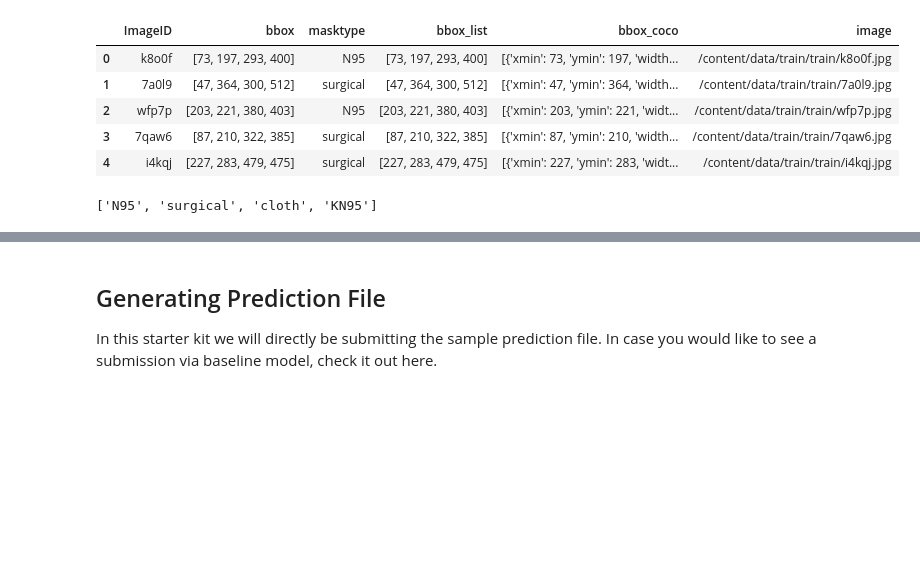
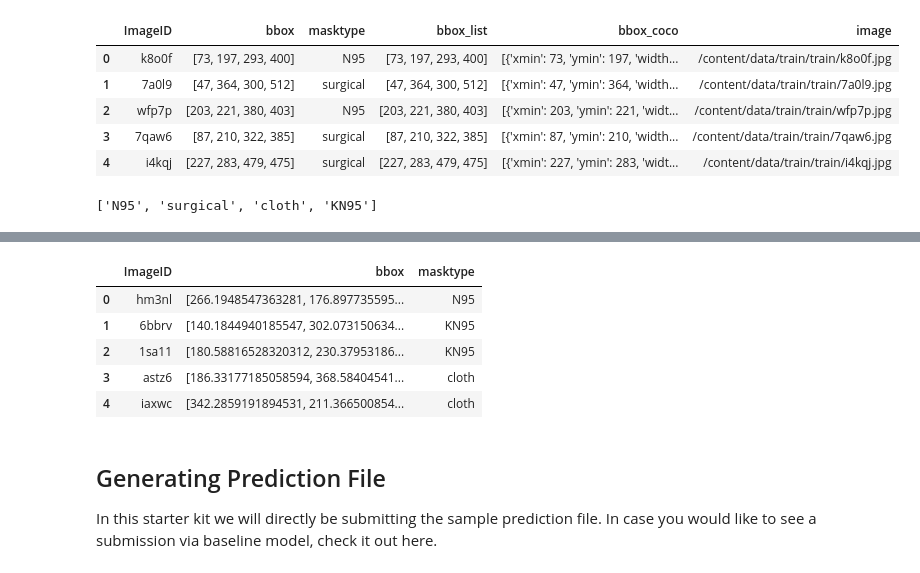
Before and after one commit to ibombonato/aicrowd-blitz-faceimages, a Jupyter notebook: Detecto_Mask_Recognition_Challenge.ipynb, the cells around one changed output, grey strips where cells are left out. Drawn from its saved outputs; the diff is of its cells as text; code cells hidden in the pictures; blank space fills up the shorter version.

```diff
--- a/Detecto_Mask_Recognition_Challenge.ipynb
+++ b/Detecto_Mask_Recognition_Challenge.ipynb
@@ -261,0 +374,7 @@ predf.head()
+# %%
+predf['image'] = predf['ImageID'].apply(lambda x: f"/content/data/test/test/{x}.jpg")
+# %%
+test_dl_df = dls.test_dl(predf['image'])
+# %%
+preds_test_df = learn.get_preds(dl=test_dl_df)
+labelled_preds = [learn.dls.vocab[pred.argmax()] for pred in preds_test_df[0]]
@@ -262,3 +383,15 @@ predf.head()
+# %%
+predf['masktype'] = labelled_preds
+predf.drop(['image'], axis=1, errors='ignore', inplace=True)
+# %%
+predf.head()
+# %% [output]
+|  | ImageID | bbox | masktype |
+| 0 | hm3nl | [266.1948547363281, 176.897735595... | N95 |
+| 1 | 6bbrv | [140.1844940185547, 302.073150634... | KN95 |
+| 2 | 1sa11 | [180.58816528320312, 230.37953186... | KN95 |
+| 3 | astz6 | [186.33177185058594, 368.58404541... | cloth |
+| 4 | iaxwc | [342.2859191894531, 211.366500854... | cloth |
 # %% [markdown]
 ## Generating Prediction File
 
```
Also changed, not shown: parts of 22 cells of this notebook.
